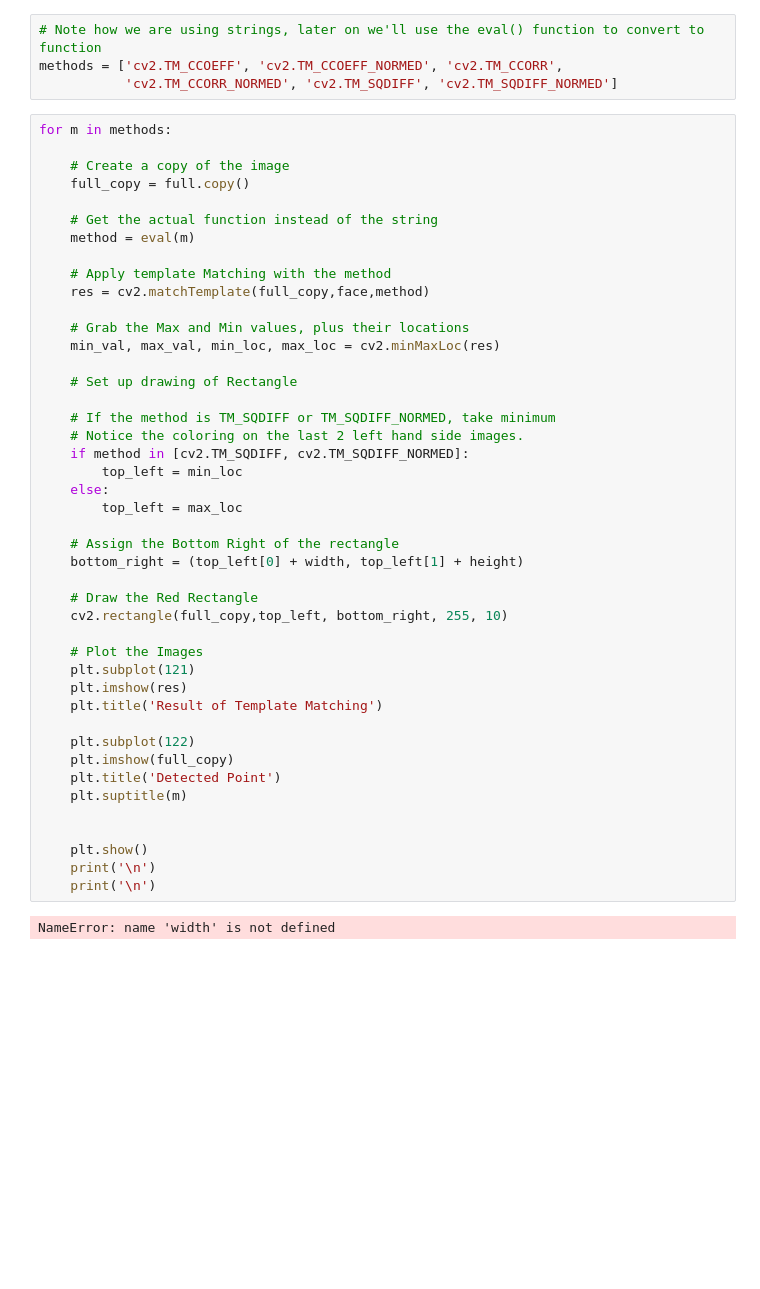
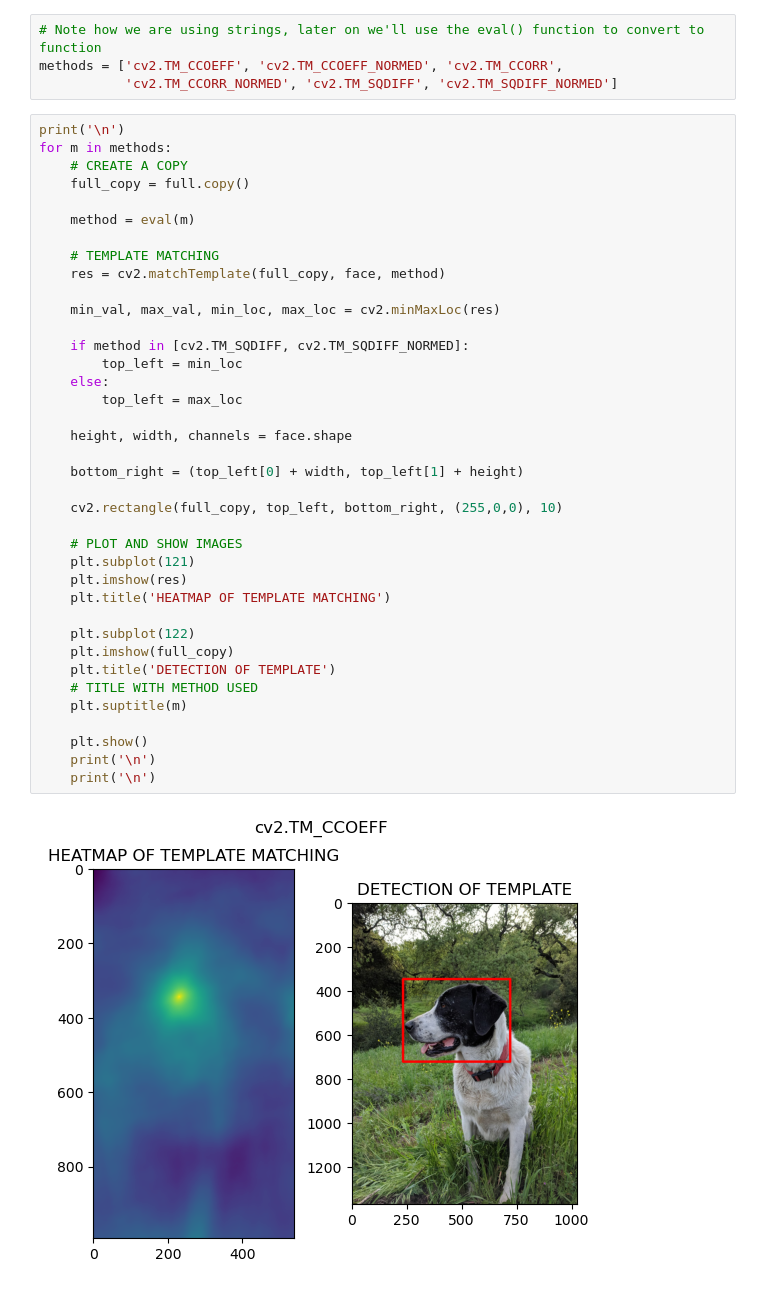
Before and after one commit to kpirabaharan/Image-Processing, a Jupyter notebook: Object-Detection/template-matching.ipynb, the cells around one changed output. Saved outputs shown, nothing was run; the diff lists cells and outputs as text; blank space fills up the shorter version.

Commit message:
Section 6: Template Matching
Signed-off-by: Keeshigan Pirabaharan <kpirabaharan3@gmail.com>

```diff
--- a/Object-Detection/template-matching.ipynb
+++ b/Object-Detection/template-matching.ipynb
@@ -27,48 +27,42 @@ myfunc([1,2,3])
 methods = ['cv2.TM_CCOEFF', 'cv2.TM_CCOEFF_NORMED', 'cv2.TM_CCORR',
            'cv2.TM_CCORR_NORMED', 'cv2.TM_SQDIFF', 'cv2.TM_SQDIFF_NORMED']
 # %%
+print('\n')
 for m in methods:
-
-    # Create a copy of the image
+    # CREATE A COPY
     full_copy = full.copy()
 
-    # Get the actual function instead of the string
     method = eval(m)
 
-    # Apply template Matching with the method
-    res = cv2.matchTemplate(full_copy,face,method)
+    # TEMPLATE MATCHING
+    res = cv2.matchTemplate(full_copy, face, method)
 
-    # Grab the Max and Min values, plus their locations
     min_val, max_val, min_loc, max_loc = cv2.minMaxLoc(res)
 
-    # Set up drawing of Rectangle
-
-    # If the method is TM_SQDIFF or TM_SQDIFF_NORMED, take minimum
-    # Notice the coloring on the last 2 left hand side images.
     if method in [cv2.TM_SQDIFF, cv2.TM_SQDIFF_NORMED]:
         top_left = min_loc
     else:
         top_left = max_loc
 
-    # Assign the Bottom Right of the rectangle
+    height, width, channels = face.shape
+
     bottom_right = (top_left[0] + width, top_left[1] + height)
 
-    # Draw the Red Rectangle
-    cv2.rectangle(full_copy,top_left, bottom_right, 255, 10)
+    cv2.rectangle(full_copy, top_left, bottom_right, (255,0,0), 10)
 
-    # Plot the Images
+    # PLOT AND SHOW IMAGES
     plt.subplot(121)
     plt.imshow(res)
-    plt.title('Result of Template Matching')
+    plt.title('HEATMAP OF TEMPLATE MATCHING')
 
     plt.subplot(122)
     plt.imshow(full_copy)
-    plt.title('Detected Point')
+    plt.title('DETECTION OF TEMPLATE')
+    # TITLE WITH METHOD USED
     plt.suptitle(m)
-
 
     plt.show()
     print('\n')
     print('\n')
 # %% [output]
-NameError: name 'width' is not defined
+[figure, added]
```
Also changed, not shown: parts of 1 cell of this notebook.
